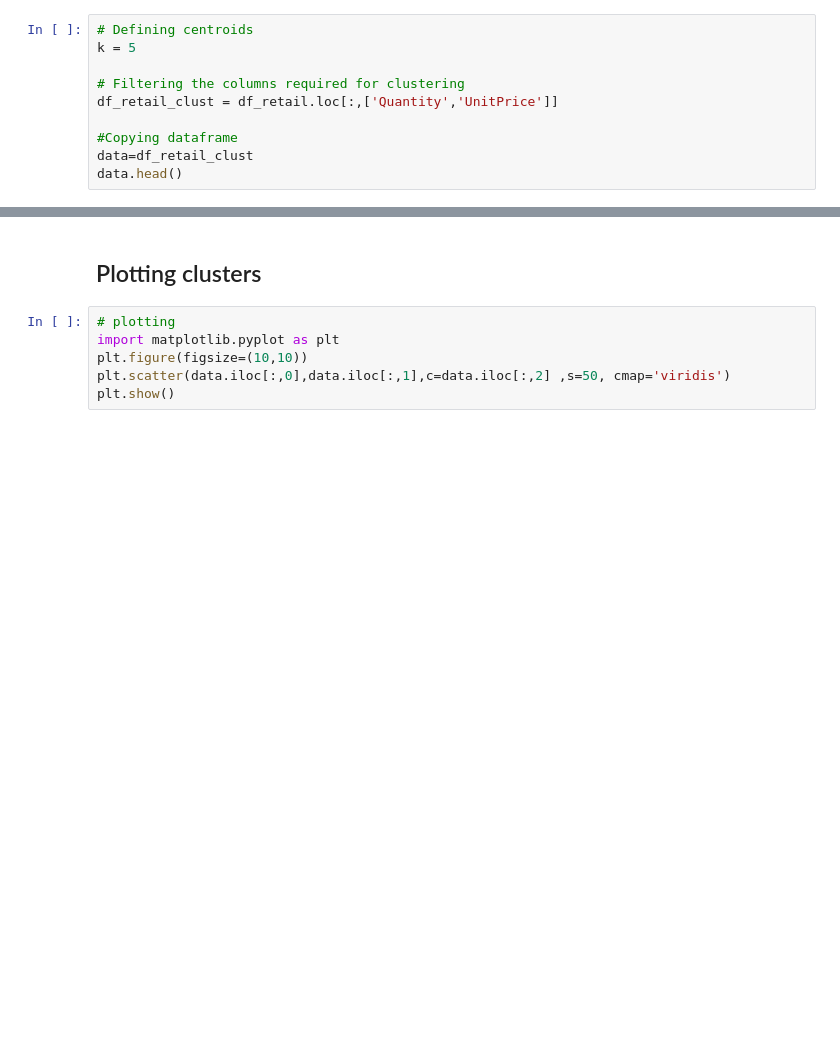
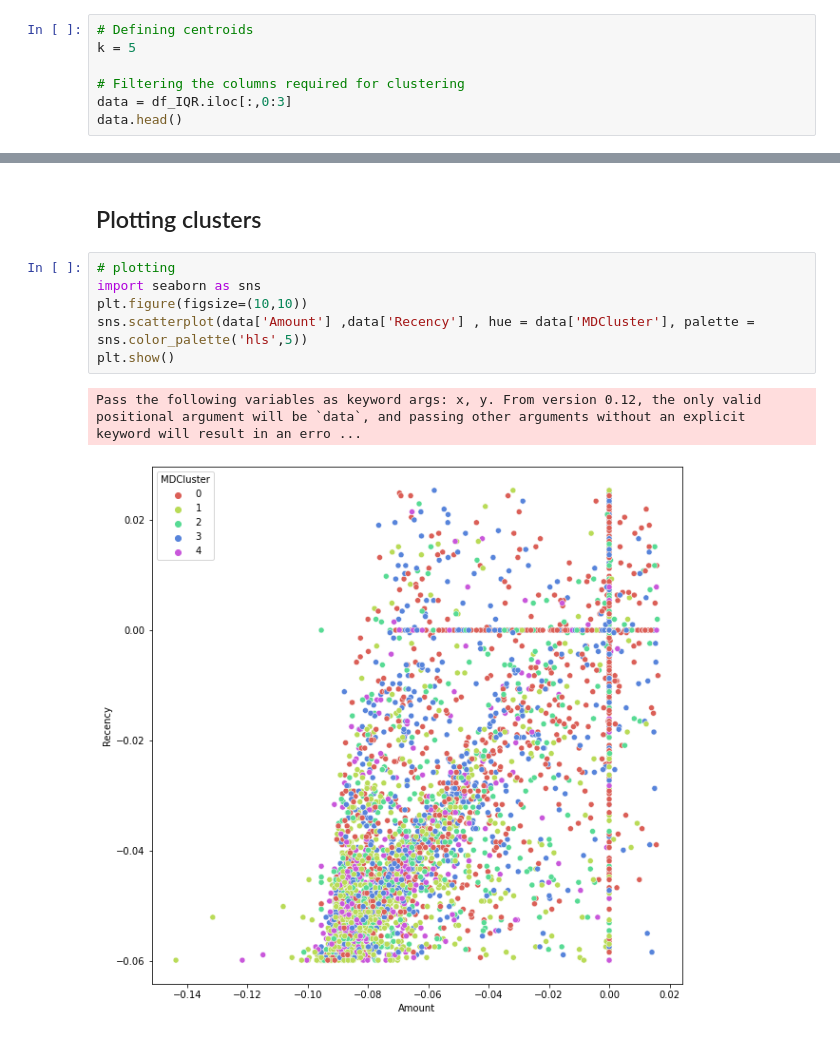
Before and after one commit to prashantchoubey1/Online-Retail-Clustering, a Jupyter notebook: retail_clustering.ipynb, the cells around one changed output, grey strips where cells are left out. Cells and saved outputs as stored; diff of their text form; blank space fills up the shorter version.

```diff
--- a/retail_clustering.ipynb
+++ b/retail_clustering.ipynb
@@ -37,8 +206,5 @@ df_retail.info()
 k = 5
 
 # Filtering the columns required for clustering
-df_retail_clust = df_retail.loc[:,['Quantity','UnitPrice']]
-
-#Copying dataframe
-data=df_retail_clust
+data = df_IQR.iloc[:,0:3]
 data.head()
@@ -67,7 +254,10 @@ while not k_means2.equals(k_means):
 ## Plotting clusters
 # %%
 # plotting
-import matplotlib.pyplot as plt
+import seaborn as sns
 plt.figure(figsize=(10,10))
-plt.scatter(data.iloc[:,0],data.iloc[:,1],c=data.iloc[:,2] ,s=50, cmap='viridis')
+sns.scatterplot(data['Amount'] ,data['Recency'] , hue = data['MDCluster'], palette = sns.color_palette('hls',5))
 plt.show()
+# %% [output]
+Pass the following variables as keyword args: x, y. From version 0.12, the only valid positional argument will be `data`, and passing other arguments without an explicit keyword will result in an erro ...
+[figure, added]
```
Also changed, not shown: parts of 27 cells of this notebook, 1 other file.
